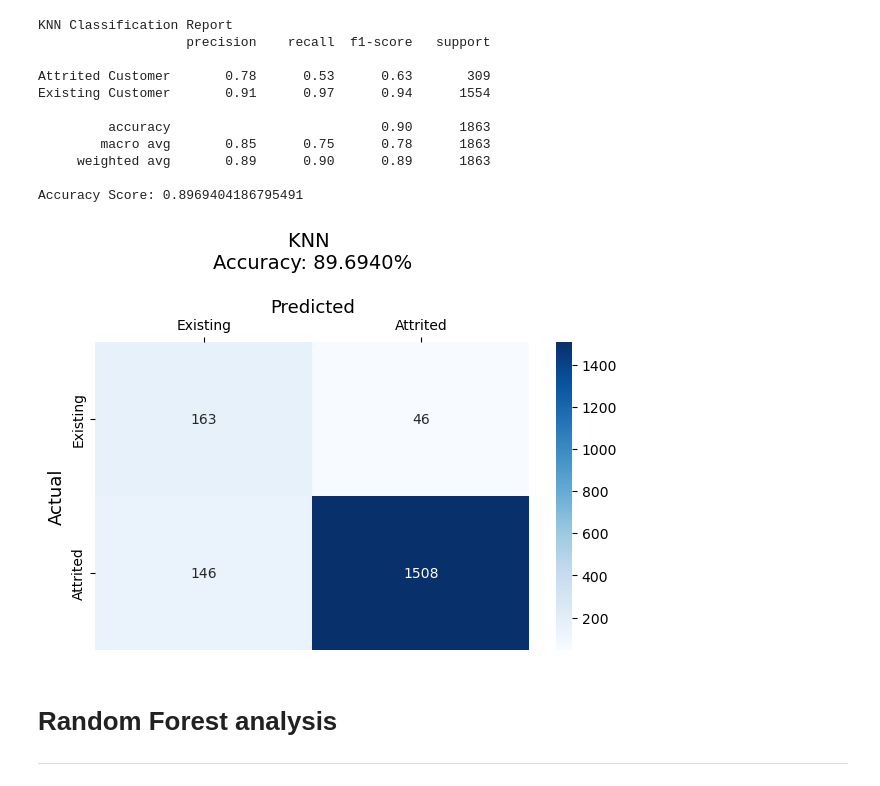
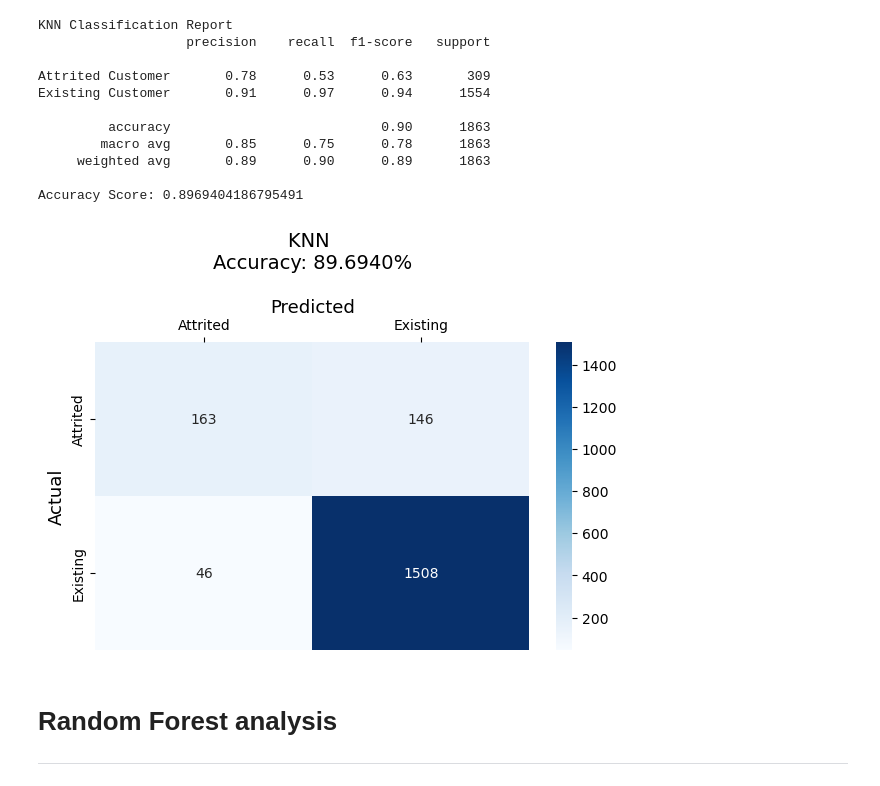
Before and after one commit to hdkronke/cc-customer-attrition-project, a Jupyter notebook: Group_1_Project_4.ipynb, the cells around one changed output. Saved outputs shown, nothing was run; the diff lists cells and outputs as text; code cells hidden in the pictures.

Commit message:
Fixed labels on confusion matrix

```diff
--- a/Group_1_Project_4.ipynb
+++ b/Group_1_Project_4.ipynb
@@ -281,20 +281,20 @@ Accuracy Score: 0.8969404186795491
 # %%
 import matplotlib.pyplot as plt
 
 # Create confusion matrix for KNN model
-knn_cm = confusion_matrix(y_pred_knn, y_test)
+knn_cm = confusion_matrix(y_test, y_pred_knn)
 
 # Confusion matrix vizualization
 f, ax = plt.subplots(figsize= (7, 4))
 sns.heatmap(knn_cm, annot=True, fmt='g',
-            cmap='Blues', xticklabels=['Existing', 'Attrited'], yticklabels=['Existing', 'Attrited'])
+            cmap='Blues', xticklabels=['Attrited', 'Existing'], yticklabels=['Attrited', 'Existing'])
 ax.set_title(f'KNN \nAccuracy: {knn_acc_score:.4%}\n', fontsize= 14)
 ax.set_ylabel('Actual', fontsize= 13)
 ax.set_xlabel('Predicted', fontsize= 13)
 ax.xaxis.set_ticks_position('top')
 ax.xaxis.set_label_position('top')
 # %% [output]
-[figure, old version]
+[figure, new version]
 # %% [markdown]
 # Random Forest analysis
 ---
```
Also changed, not shown: parts of 5 cells of this notebook.
